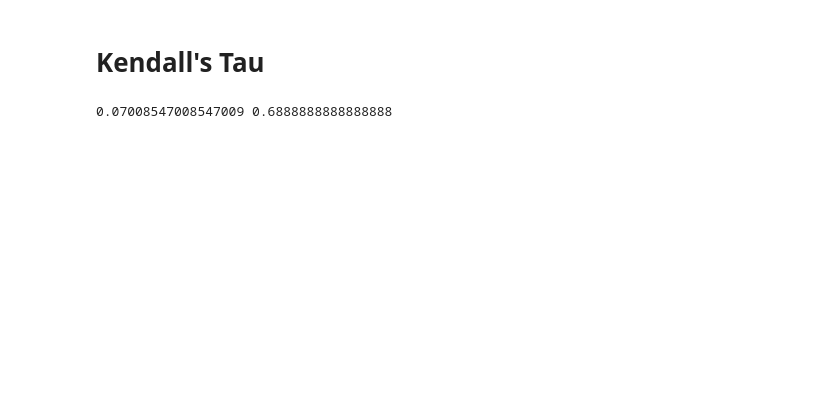
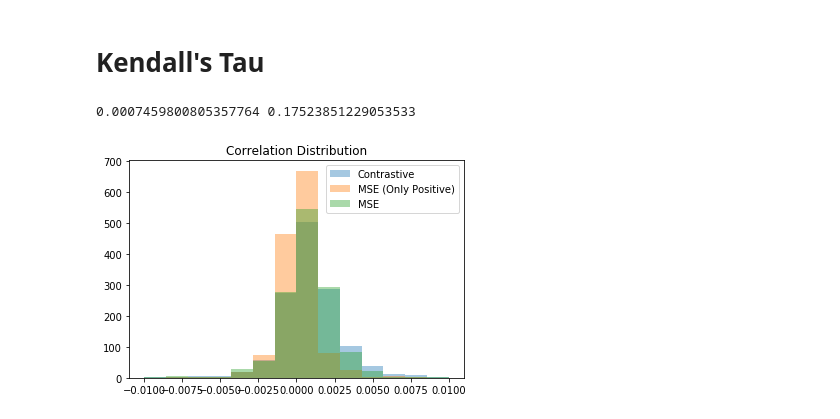
Before and after one commit to Holstrup/PlaceRecognition, a Jupyter notebook: notebooks/Correlation Metrics.ipynb, the cells around one changed output. Saved outputs shown, nothing was run; the diff lists cells and outputs as text; code cells hidden in the pictures; blank space fills up the shorter version.

```diff
--- a/notebooks/Correlation Metrics.ipynb
+++ b/notebooks/Correlation Metrics.ipynb
@@ -66,5 +73,0 @@ def kt_scores():
-# %%
-#scores = kt_scores()
-scores1 = kt_scores()
-# %% [output]
-0.07008547008547009 0.6888888888888888
@@ -70,0 +105,18 @@ scores1 = kt_scores()
+# %%
+#contrastive = correlation_scores()
+mse25 = correlation_scores()
+#mse = correlation_scores()
+#mse_smoothed = correlation_scores()
+# %% [output]
+0.0007459800805357764 0.17523851229053533
+# %%
+bins_list = np.linspace(-0.01, 0.01, num=15)
+plt.hist(contrastive, alpha=0.4, label='Contrastive', bins=bins_list)
+plt.hist(mse, alpha=0.4, label='MSE (Only Positive)', bins=bins_list)
+plt.hist(mse25, alpha=0.4, label='MSE', bins=bins_list)
+#plt.hist(mse_smoothed, alpha=0.4, label='MSE Smoothed', bins=bins_list)
+plt.title("Correlation Distribution")
+plt.legend()
+plt.show()
+# %% [output]
+[figure, added]
```
Also changed, not shown: parts of 8 cells of this notebook, 1 other file.
